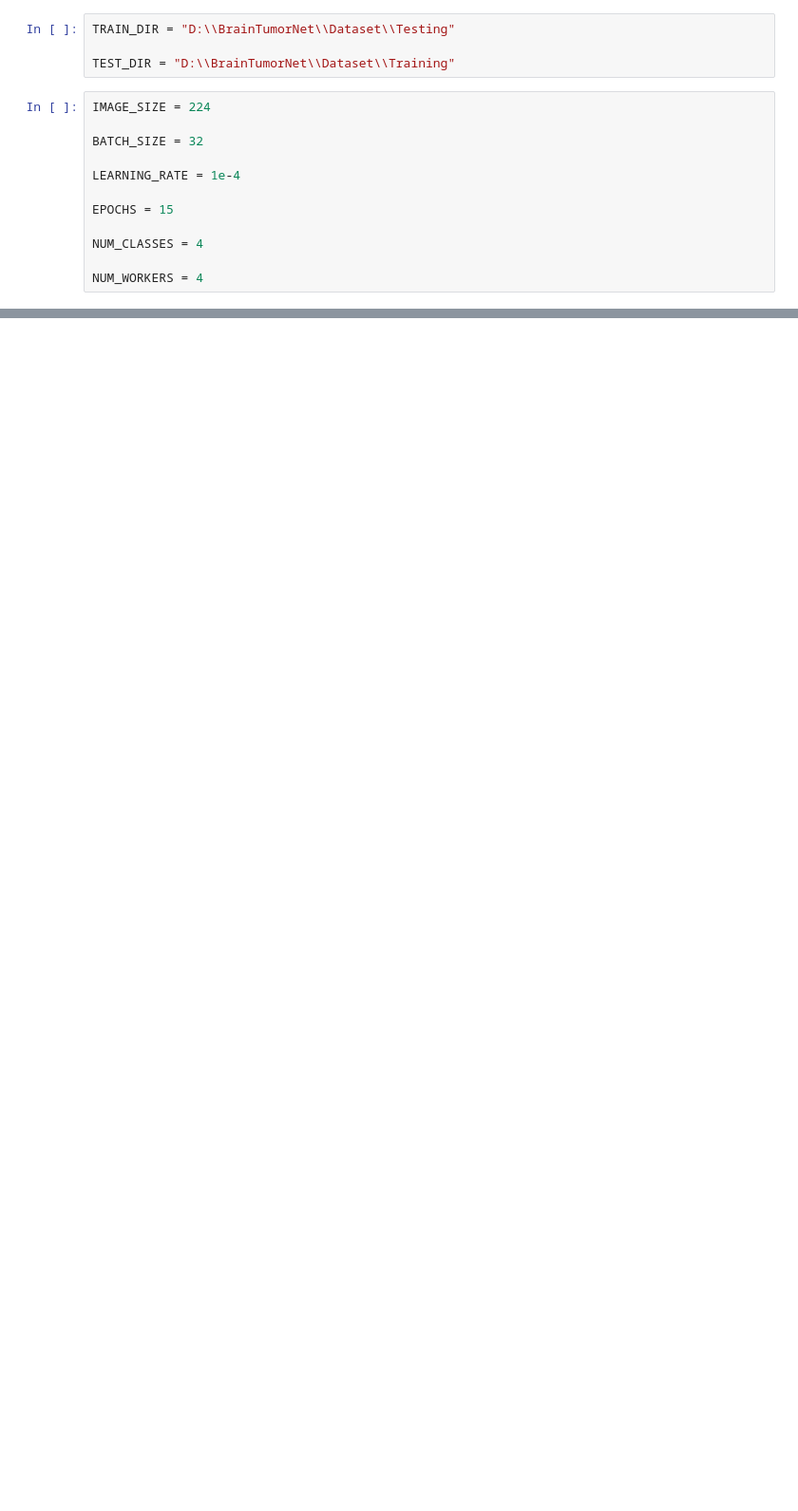
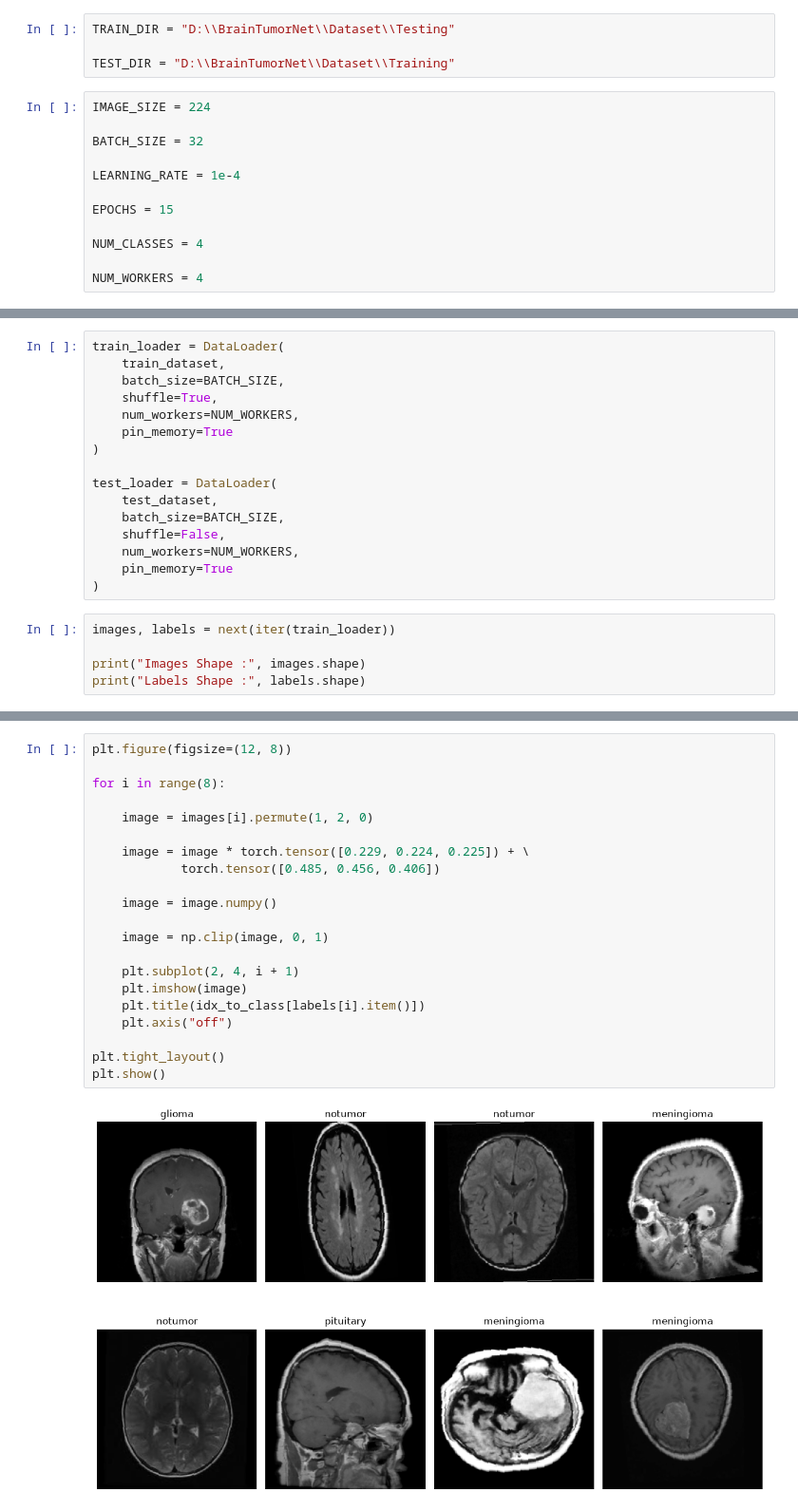
Before and after one commit to Thakor-Yashpal/BrainTumorNet, a Jupyter notebook: BrainVision.ipynb, the cells around one changed output, grey strips where cells are left out. Shown at 95% size. Saved outputs shown, nothing was run; the diff lists cells and outputs as text; blank space fills up the shorter version.

Commit message:
Transfer_Learning for this data set

```diff
--- a/BrainVision.ipynb
+++ b/BrainVision.ipynb
@@ -105,0 +172,21 @@ plt.show()
+# %%
+train_loader = DataLoader(
+    train_dataset,
+    batch_size=BATCH_SIZE,
+    shuffle=True,
+    num_workers=NUM_WORKERS,
+    pin_memory=True
+)
+
+test_loader = DataLoader(
+    test_dataset,
+    batch_size=BATCH_SIZE,
+    shuffle=False,
+    num_workers=NUM_WORKERS,
+    pin_memory=True
+)
+# %%
+images, labels = next(iter(train_loader))
+
+print("Images Shape :", images.shape)
+print("Labels Shape :", labels.shape)
@@ -105,0 +196,23 @@ plt.show()
+# %%
+plt.figure(figsize=(12, 8))
+
+for i in range(8):
+
+    image = images[i].permute(1, 2, 0)
+
+    image = image * torch.tensor([0.229, 0.224, 0.225]) + \
+            torch.tensor([0.485, 0.456, 0.406])
+
+    image = image.numpy()
+
+    image = np.clip(image, 0, 1)
+
+    plt.subplot(2, 4, i + 1)
+    plt.imshow(image)
+    plt.title(idx_to_class[labels[i].item()])
+    plt.axis("off")
+
+plt.tight_layout()
+plt.show()
+# %% [output]
+[figure, added]
```
Also changed, not shown: parts of 32 cells of this notebook.
